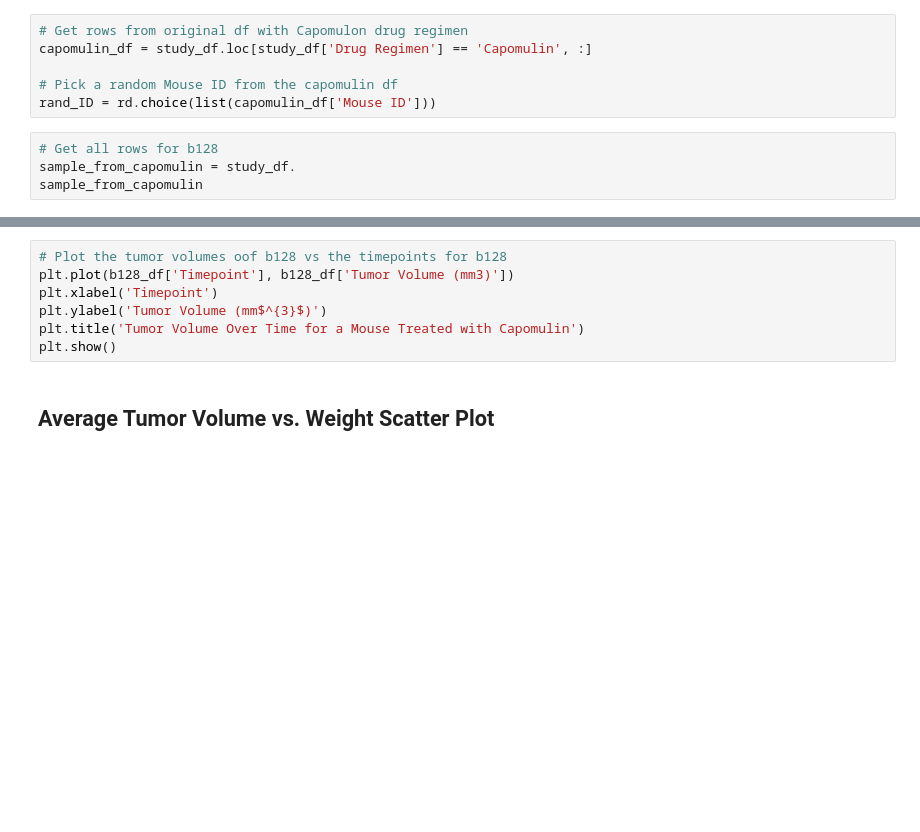
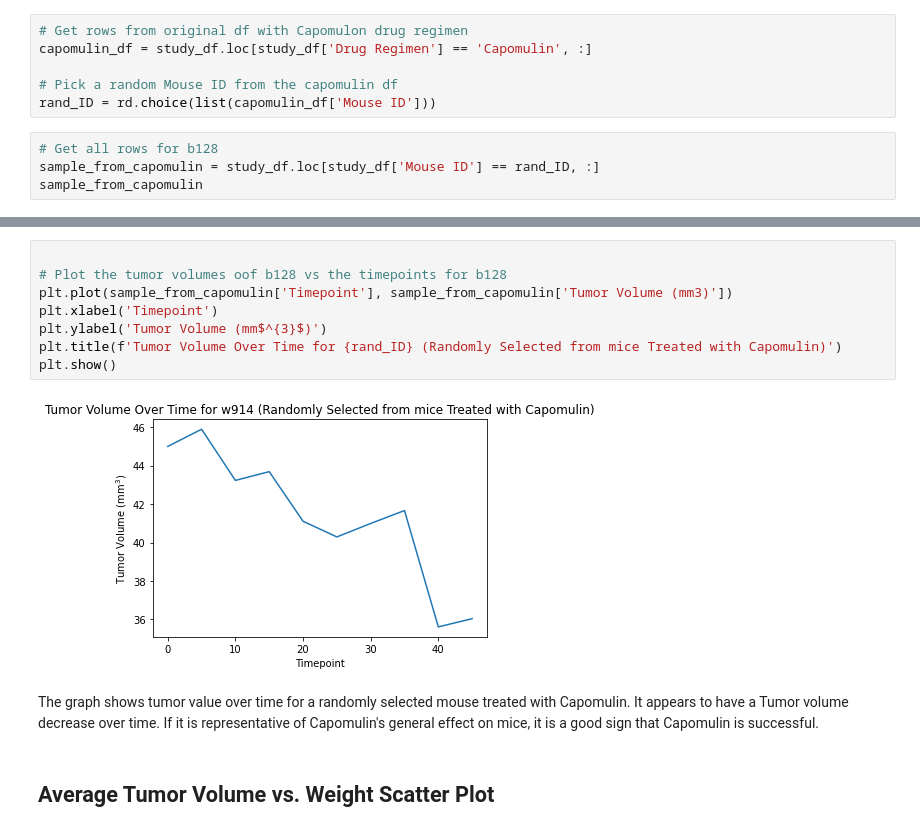
Before and after one commit to asundquistdavis/MatPlotLib-Challenge, a Jupyter notebook: PyMaceuticals/Pymaceuticals.ipynb, the cells around one changed output, grey strips where cells are left out. Drawn from its saved outputs; the diff is of its cells as text; blank space fills up the shorter version.

```diff
--- a/PyMaceuticals/Pymaceuticals.ipynb
+++ b/PyMaceuticals/Pymaceuticals.ipynb
@@ -347,6 +348,6 @@ capomulin_df = study_df.loc[study_df['Drug Regimen'] == 'Capomulin', :]
 rand_ID = rd.choice(list(capomulin_df['Mouse ID']))
 # %%
 # Get all rows for b128
-sample_from_capomulin = study_df.
+sample_from_capomulin = study_df.loc[study_df['Mouse ID'] == rand_ID, :]
 sample_from_capomulin
 # %% [output]
@@ -354,10 +365,15 @@ SyntaxError: invalid syntax (1979206632.py, line 2)
 # %%
+
 # Plot the tumor volumes oof b128 vs the timepoints for b128
-plt.plot(b128_df['Timepoint'], b128_df['Tumor Volume (mm3)'])
+plt.plot(sample_from_capomulin['Timepoint'], sample_from_capomulin['Tumor Volume (mm3)'])
 plt.xlabel('Timepoint')
 plt.ylabel('Tumor Volume (mm$^{3}$)')
-plt.title('Tumor Volume Over Time for a Mouse Treated with Capomulin')
+plt.title(f'Tumor Volume Over Time for {rand_ID} (Randomly Selected from mice Treated with Capomulin)')
 plt.show()
+# %% [output]
+[figure, added]
+# %% [markdown]
+The graph shows tumor value over time for a randomly selected mouse treated with Capomulin. It appears to have a Tumor volume decrease over time. If it is representative of Capomulin's general effect on mice, it is a good sign that Capomulin is successful.
 # %% [markdown]
 ## Average Tumor Volume vs. Weight Scatter Plot
 # %%
```
Also changed, not shown: parts of 3 cells of this notebook, 1 other file.
